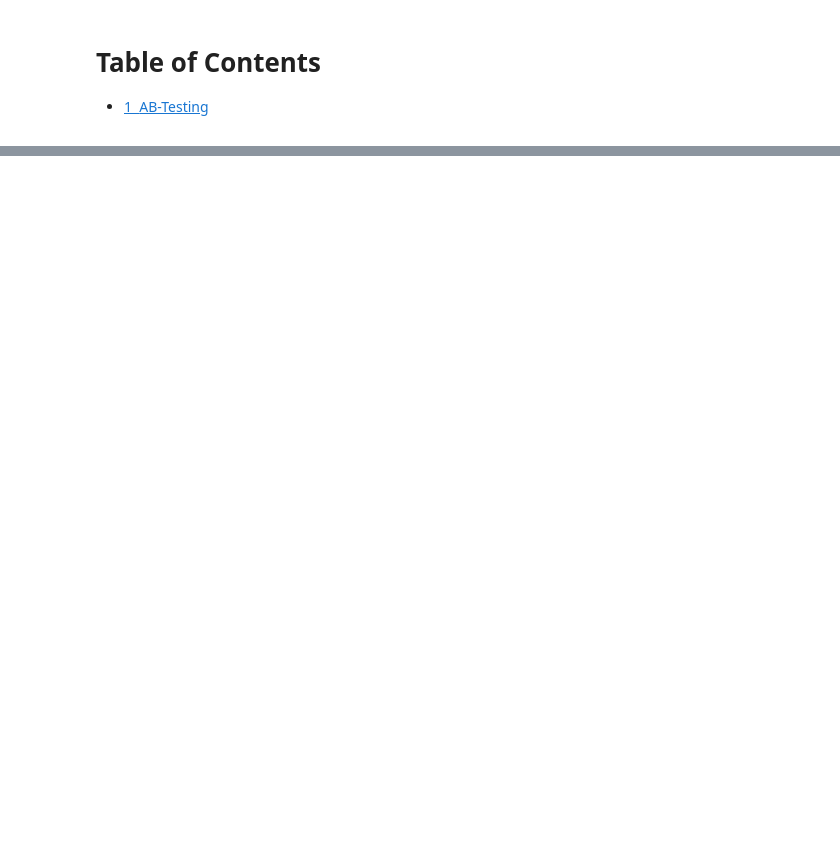
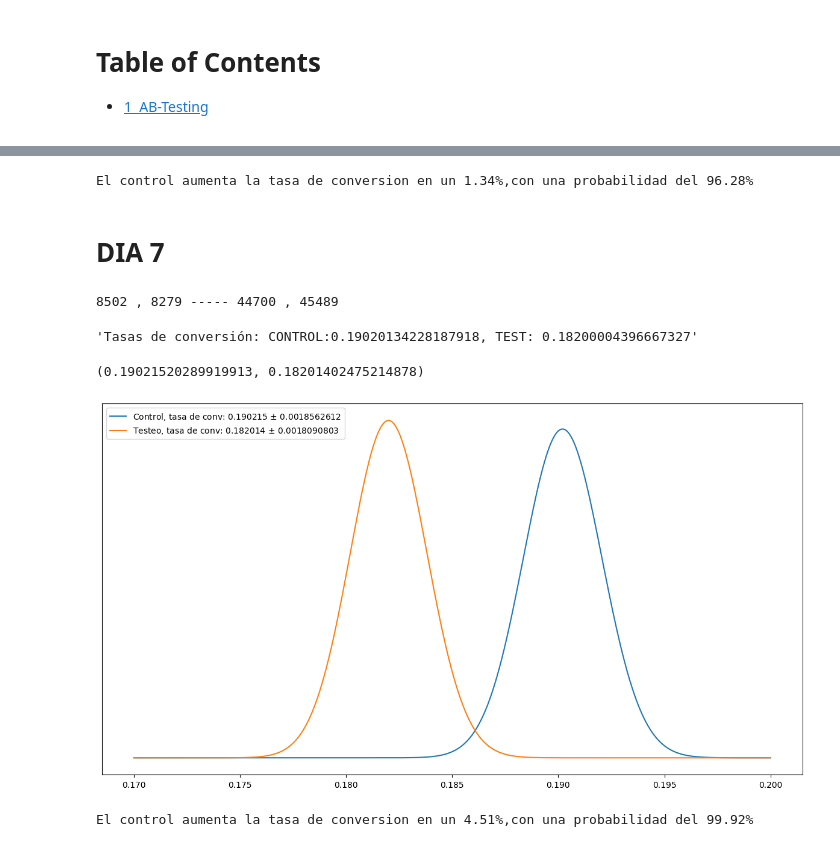
Before and after one commit to Ironhack-Data-Madrid-Octubre-2023/6.4-lab_ab_testing, a Jupyter notebook: lab-ab-test.ipynb, the cells around one changed output, grey strips where cells are left out. Cells and saved outputs as stored; diff of their text form; code cells hidden in the pictures; blank space fills up the shorter version.

```diff
--- a/lab-ab-test.ipynb
+++ b/lab-ab-test.ipynb
@@ -36,0 +123,58 @@ df = pd.read_csv('data/cookie_cats.csv')
+# %%
+print ('El control aumenta la tasa de conversion en un {:2.2f}%,con una probabilidad del {:2.2f}%'.format(salto*100, prob*100))
+# %% [output]
+El control aumenta la tasa de conversion en un 1.34%,con una probabilidad del 96.28%
+# %% [markdown]
+# DIA 7
+# %%
+# testeo para retention_7
+
+imp_control = ctrl.count()[0]
+imp_test = test.count()[0]
+
+conv_control = ctrl.retention_7.value_counts()[1]
+conv_test = test.retention_7.value_counts()[1]
+
+print(conv_control,',', conv_test ,'-----', imp_control,',',imp_test)
+# %% [output]
+8502 , 8279 ----- 44700 , 45489
+# %%
+# testeo para retention_7:
+
+CR_ctrl = conv_control/imp_control # conversion/impresion
+CR_test = conv_test/imp_test
+
+f'Tasas de conversión: CONTROL:{CR_ctrl}, TEST: {CR_test}'
+# %% [output]
+'Tasas de conversión: CONTROL:0.19020134228187918, TEST: 0.18200004396667327'
+# %%
+# a priori:
+
+a_C, b_C = 1+conv_control, 1+imp_control-conv_control  #
+a_T, b_T = 1+conv_test, 1+imp_test-conv_test
+
+beta_control = beta(a_C, b_C)
+beta_test = beta(a_T, b_T)
+beta_control.mean(), beta_test.mean()
+# %% [output]
+(0.19021520289919913, 0.18201402475214878)
+# %%
+x=np.linspace(0.17, 0.2, 1000)
+
+def plot(control, test):
+
+    for bet, nom in zip(control, test):
+
+        y=bet.pdf(x)
+        y_media=bet.mean()
+        y_std=bet.std()
+
+        plt.plot(x, y, label='{}, tasa de conv: {:.6f} $\pm$ {:.10f}'.format(nom, y_media, y_std))
+        plt.yticks([])
+
+    plt.legend()
+    plt.show();
+# %%
+plot([beta_control, beta_test], ['Control', 'Testeo'])
+# %% [output]
+[figure, added]
@@ -36,0 +184,5 @@ df = pd.read_csv('data/cookie_cats.csv')
+# %%
+prob , salto
+print ('El control aumenta la tasa de conversion en un {:2.2f}%,con una probabilidad del {:2.2f}%'.format(salto*100, prob*100))
+# %% [output]
+El control aumenta la tasa de conversion en un 4.51%,con una probabilidad del 99.92%
```
Also changed, not shown: parts of 22 cells of this notebook, 1 other file.
